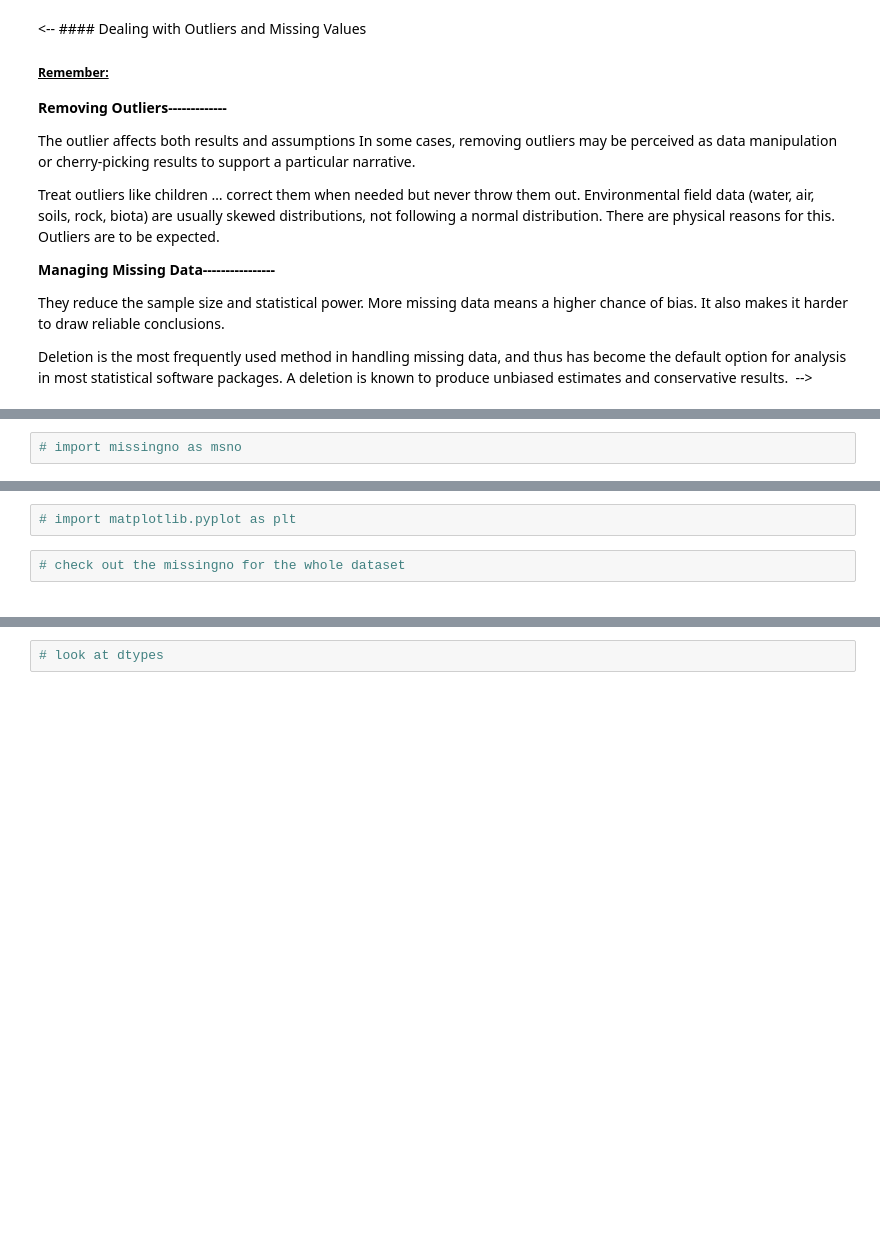
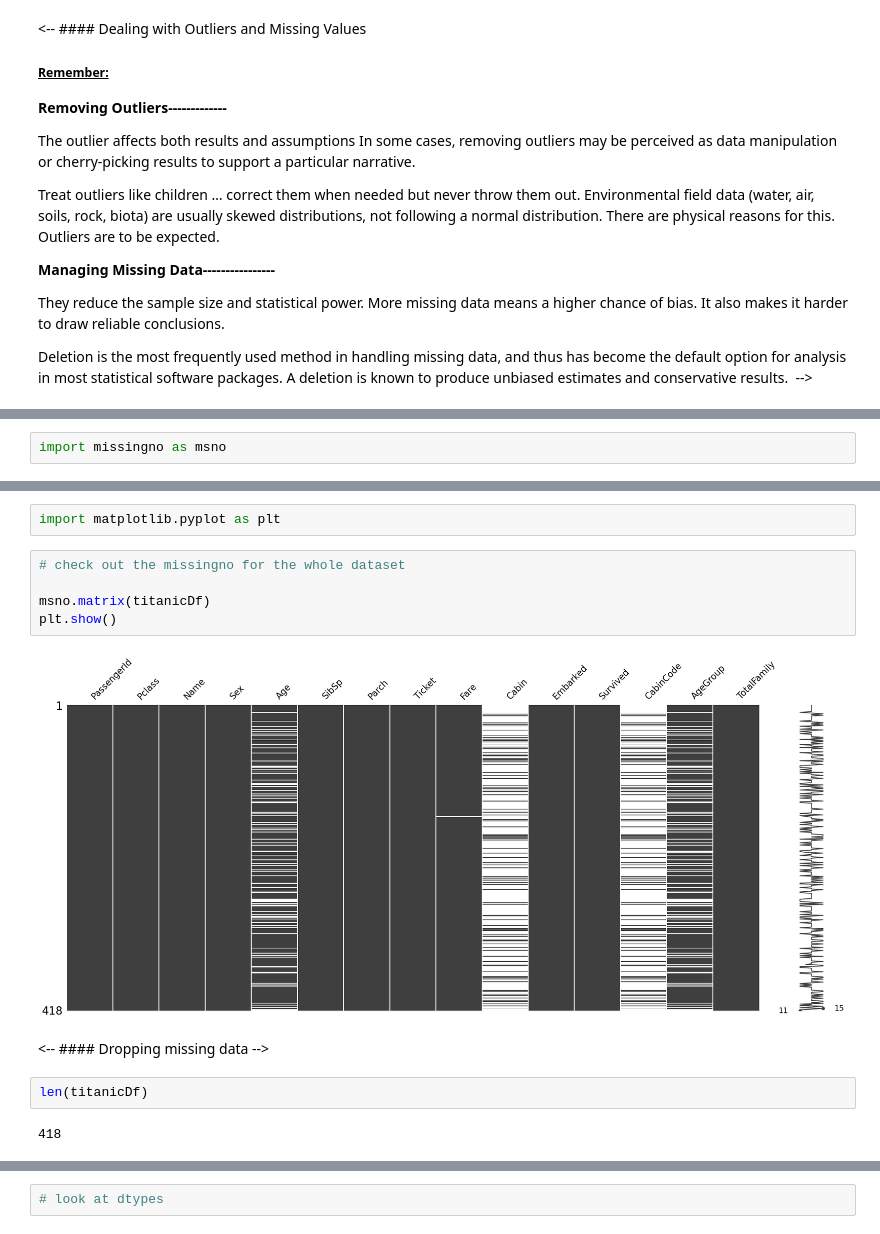
Before and after one commit to Jonah-Schwartz521/INFO_summer_notes, a Jupyter notebook: w6d2_EDAcont_students.ipynb, the cells around one changed output, grey strips where cells are left out. Drawn from its saved outputs; the diff is of its cells as text; blank space fills up the shorter version.

```diff
--- a/w6d2_EDAcont_students.ipynb
+++ b/w6d2_EDAcont_students.ipynb
@@ -499,5 +532,5 @@ missingno provides a small toolset of flexible and easy-to-use missing data visu
 # %%
-# import missingno as msno
+import missingno as msno
 # %% [markdown]
 <!-- [**matplotlib**](https://matplotlib.org/stable/users/index.html)
 
@@ -509,10 +542,19 @@ matplotlib.pyplot is a state-based interface to matplotlib. It provides an impli
 
 pyplot is mainly intended for interactive plots and simple cases of programmatic plot generation -->
 # %%
-# import matplotlib.pyplot as plt
+import matplotlib.pyplot as plt
 # %%
 # check out the missingno for the whole dataset
+
+msno.matrix(titanicDf)
+plt.show()
+# %% [output]
+[figure, added]
 # %% [markdown]
-<!-- #### Dropping missing data -->
+<-- #### Dropping missing data -->
+# %%
+len(titanicDf)
+# %% [output]
+418
 # %%
 # drop the na from age
```
Also changed, not shown: parts of 37 cells of this notebook.
